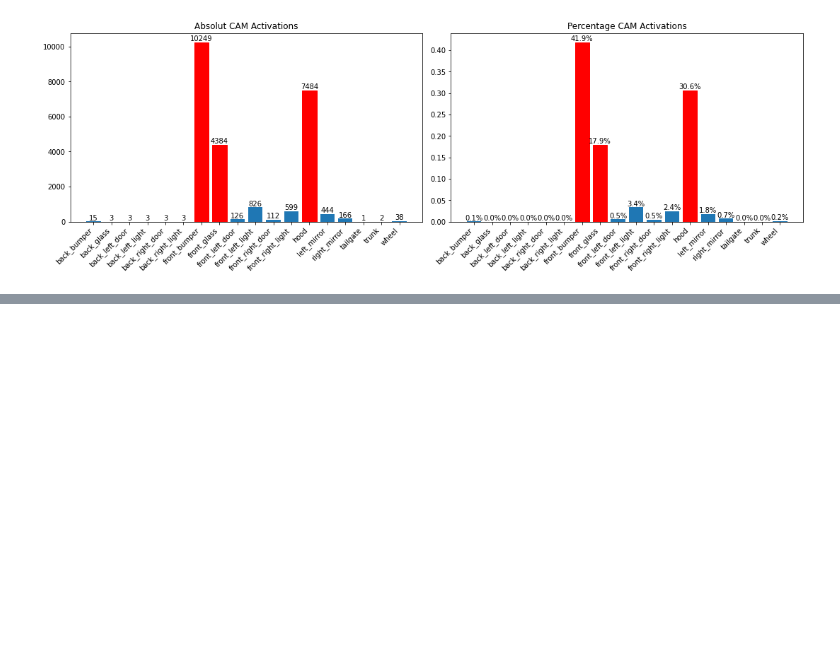
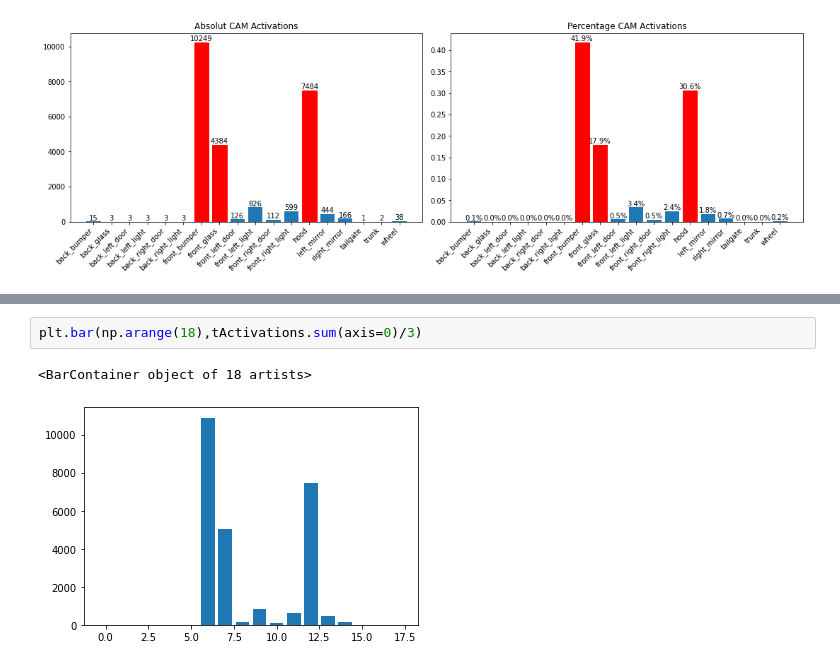
Before and after one commit to L1nusB/XAI-Vehicle-Classification, a Jupyter notebook: notebooks/SegmentationWork.ipynb, the cells around one changed output, grey strips where cells are left out. Cells and saved outputs as stored; diff of their text form; blank space fills up the shorter version.

```diff
--- a/notebooks/SegmentationWork.ipynb
+++ b/notebooks/SegmentationWork.ipynb
@@ -102,0 +155,5 @@ segActivation, segActivationsPerc = generate_statistics.generate_statistc(cam[im
+# %%
+plt.bar(np.arange(18),tActivations.sum(axis=0)/3)
+# %% [output]
+<BarContainer object of 18 artists>
+[figure, added]
```
Also changed, not shown: parts of 18 cells of this notebook, 2 other files.
